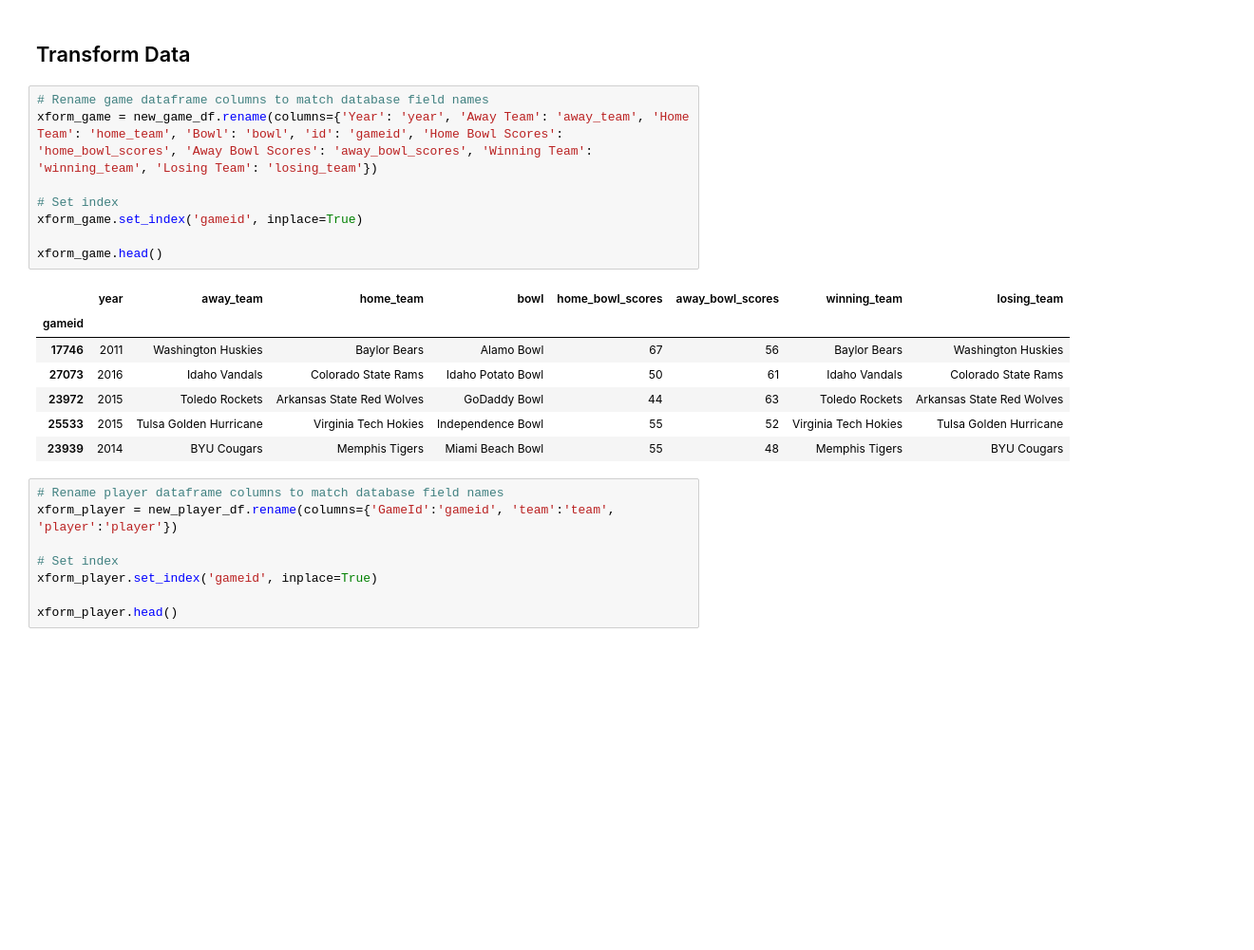
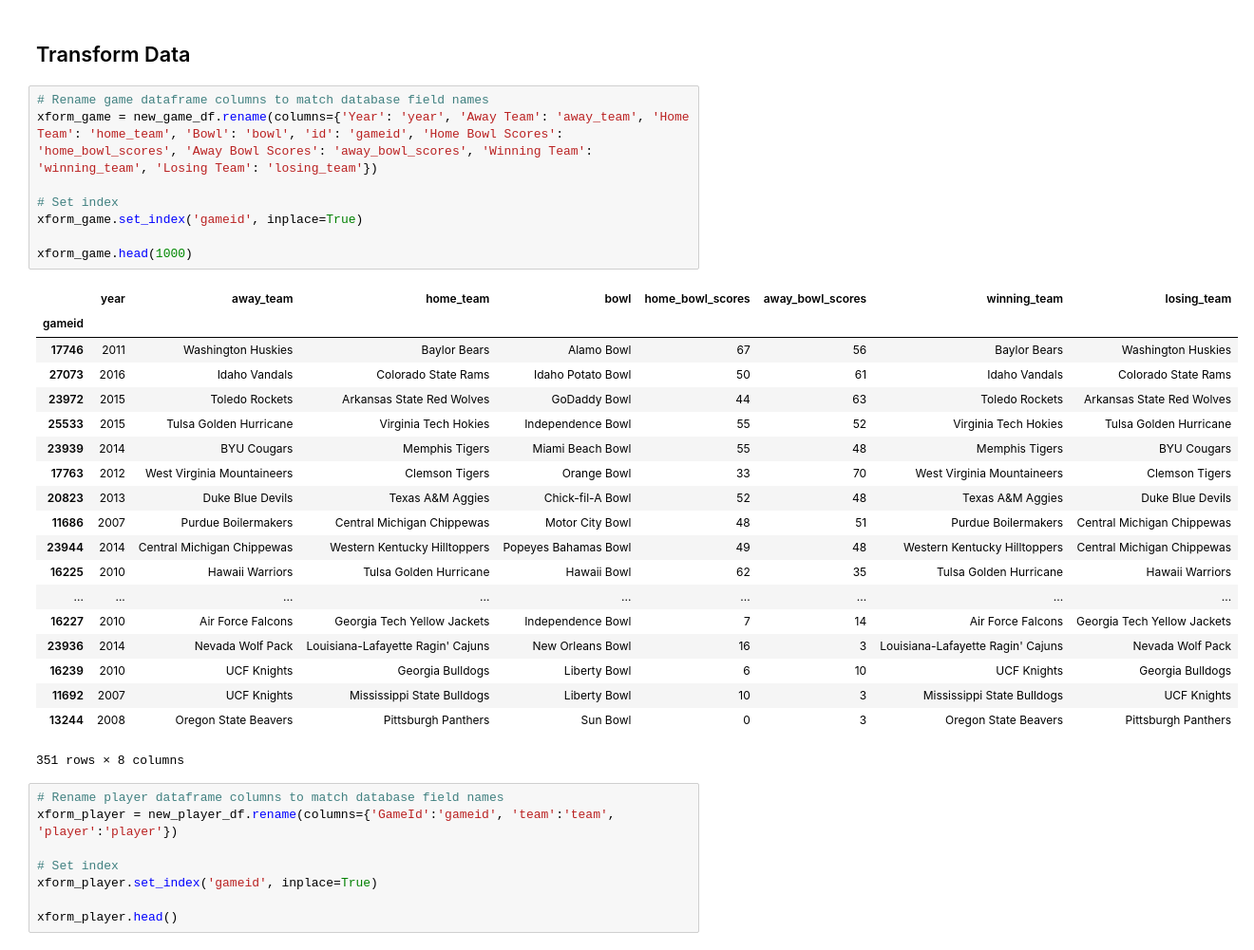
Before and after one commit to ctran301/College-FootBall-Bowl-Center, a Jupyter notebook: ETL Project.ipynb, the cells around one changed output. Shown at 95% size. Saved outputs shown, nothing was run; the diff lists cells and outputs as text; blank space fills up the shorter version.

```diff
--- a/ETL Project.ipynb
+++ b/ETL Project.ipynb
@@ -52,19 +52,31 @@ new_player_df.head()
 # %%
 # Rename game dataframe columns to match database field names
 xform_game = new_game_df.rename(columns={'Year': 'year', 'Away Team': 'away_team', 'Home Team': 'home_team', 'Bowl': 'bowl', 'id': 'gameid', 'Home Bowl Scores': 'home_bowl_scores', 'Away Bowl Scores': 'away_bowl_scores', 'Winning Team': 'winning_team', 'Losing Team': 'losing_team'})
 
 # Set index
 xform_game.set_index('gameid', inplace=True)
 
-xform_game.head()
+xform_game.head(1000)
 # %% [output]
 |  | year | away_team | home_team | bowl | home_bowl_scores | away_bowl_scores | winning_team | losing_team |
 | gameid |  |  |  |  |  |  |  |  |
 | 17746 | 2011 | Washington Huskies | Baylor Bears | Alamo Bowl | 67 | 56 | Baylor Bears | Washington Huskies |
 | 27073 | 2016 | Idaho Vandals | Colorado State Rams | Idaho Potato Bowl | 50 | 61 | Idaho Vandals | Colorado State Rams |
 | 23972 | 2015 | Toledo Rockets | Arkansas State Red Wolves | GoDaddy Bowl | 44 | 63 | Toledo Rockets | Arkansas State Red Wolves |
 | 25533 | 2015 | Tulsa Golden Hurricane | Virginia Tech Hokies | Independence Bowl | 55 | 52 | Virginia Tech Hokies | Tulsa Golden Hurricane |
 | 23939 | 2014 | BYU Cougars | Memphis Tigers | Miami Beach Bowl | 55 | 48 | Memphis Tigers | BYU Cougars |
+| 17763 | 2012 | West Virginia Mountaineers | Clemson Tigers | Orange Bowl | 33 | 70 | West Virginia Mountaineers | Clemson Tigers |
+| 20823 | 2013 | Duke Blue Devils | Texas A&M Aggies | Chick-fil-A Bowl | 52 | 48 | Texas A&M Aggies | Duke Blue Devils |
+| 11686 | 2007 | Purdue Boilermakers | Central Michigan Chippewas | Motor City Bowl | 48 | 51 | Purdue Boilermakers | Central Michigan Chippewas |
+| 23944 | 2014 | Central Michigan Chippewas | Western Kentucky Hilltoppers | Popeyes Bahamas Bowl | 49 | 48 | Western Kentucky Hilltoppers | Central Michigan Chippewas |
+| 16225 | 2010 | Hawaii Warriors | Tulsa Golden Hurricane | Hawaii Bowl | 62 | 35 | Tulsa Golden Hurricane | Hawaii Warriors |
+| ... | ... | ... | ... | ... | ... | ... | ... | ... |
+| 16227 | 2010 | Air Force Falcons | Georgia Tech Yellow Jackets | Independence Bowl | 7 | 14 | Air Force Falcons | Georgia Tech Yellow Jackets |
+| 23936 | 2014 | Nevada Wolf Pack | Louisiana-Lafayette Ragin' Cajuns | New Orleans Bowl | 16 | 3 | Louisiana-Lafayette Ragin' Cajuns | Nevada Wolf Pack |
+| 16239 | 2010 | UCF Knights | Georgia Bulldogs | Liberty Bowl | 6 | 10 | UCF Knights | Georgia Bulldogs |
+| 11692 | 2007 | UCF Knights | Mississippi State Bulldogs | Liberty Bowl | 10 | 3 | Mississippi State Bulldogs | UCF Knights |
+| 13244 | 2008 | Oregon State Beavers | Pittsburgh Panthers | Sun Bowl | 0 | 3 | Oregon State Beavers | Pittsburgh Panthers |
+351 rows × 8 columns
 # %%
 # Rename player dataframe columns to match database field names
 xform_player = new_player_df.rename(columns={'GameId':'gameid', 'team':'team', 'player':'player'})
```
Also changed, not shown: parts of 17 cells of this notebook.
